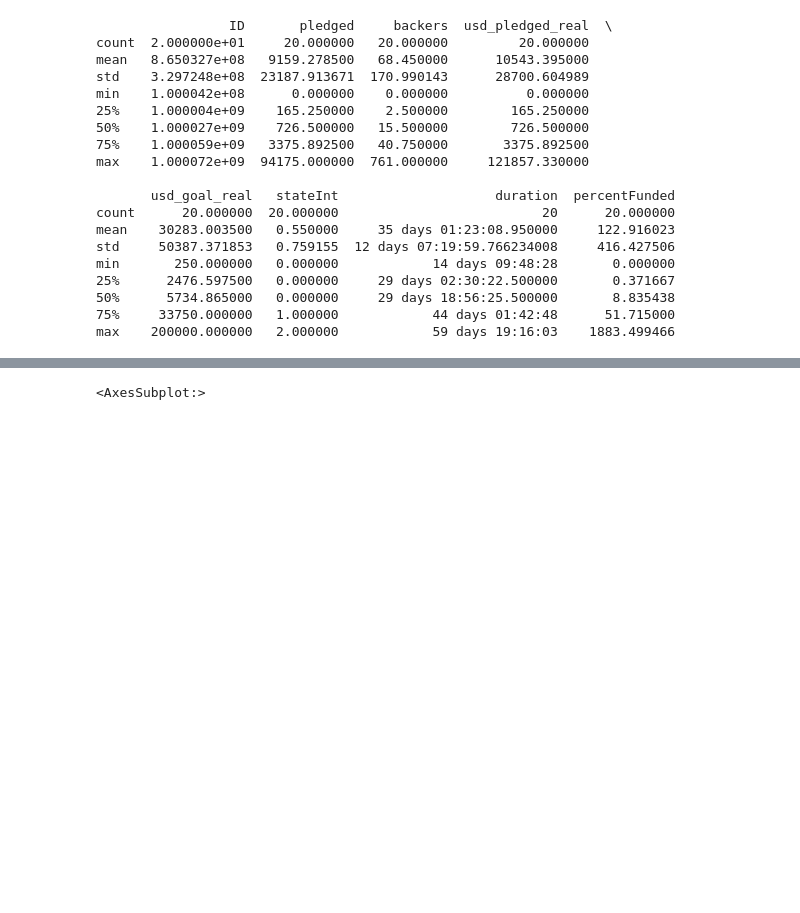
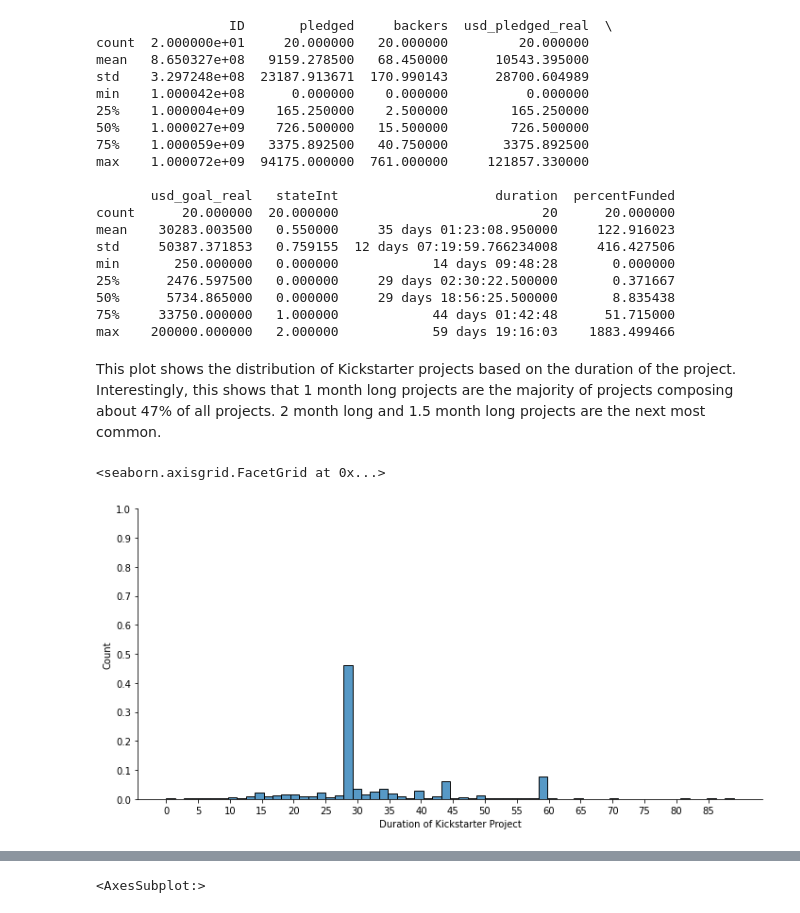
Before and after one commit to data301-2021-summer2/project-group46-project, a Jupyter notebook: analysis/Jacob/milestone1.ipynb, the cells around one changed output, grey strips where cells are left out. Drawn from its saved outputs; the diff is of its cells as text; code cells hidden in the pictures; blank space fills up the shorter version.

Commit message:
Added a few new histogram plots for EDA

```diff
--- a/analysis/Jacob/milestone1.ipynb
+++ b/analysis/Jacob/milestone1.ipynb
@@ -102,3 +104,15 @@ min       250.000000   0.000000            14 days 09:48:28       0.000000
 50%      5734.865000   0.000000     29 days 18:56:25.500000       8.835438
 75%     33750.000000   1.000000            44 days 01:42:48      51.715000
 max    200000.000000   2.000000            59 days 19:16:03    1883.499466
+# %% [markdown]
+This plot shows the distribution of Kickstarter projects based on the duration of the project. Interestingly, this shows that 1 month long projects are the majority of projects composing about 47% of all projects. 2 month long and 1.5 month long projects are the next most common.
+# %%
+# Learned how to use 'stat' parameter to get bins by probability and not count from user miro from here:
+# https://stackoverflow.com/questions/40092294/creating-a-matplotlib-or-seaborn-histogram-which-uses-percent-rather-than-count
+axes = sns.displot(data=df, x='durationInt', aspect=2.0, stat='probability')
+axes.set_axis_labels('Duration of Kickstarter Project', 'Count')
+# https://seaborn.pydata.org/generated/seaborn.FacetGrid.html#seaborn.FacetGrid
+axes.set(xticks=np.arange(0, 90, 5), yticks=np.arange(0,1.1,0.1))
+# %% [output]
+<seaborn.axisgrid.FacetGrid at 0x...>
+[figure, added]
```
Also changed, not shown: parts of 3 cells of this notebook.
